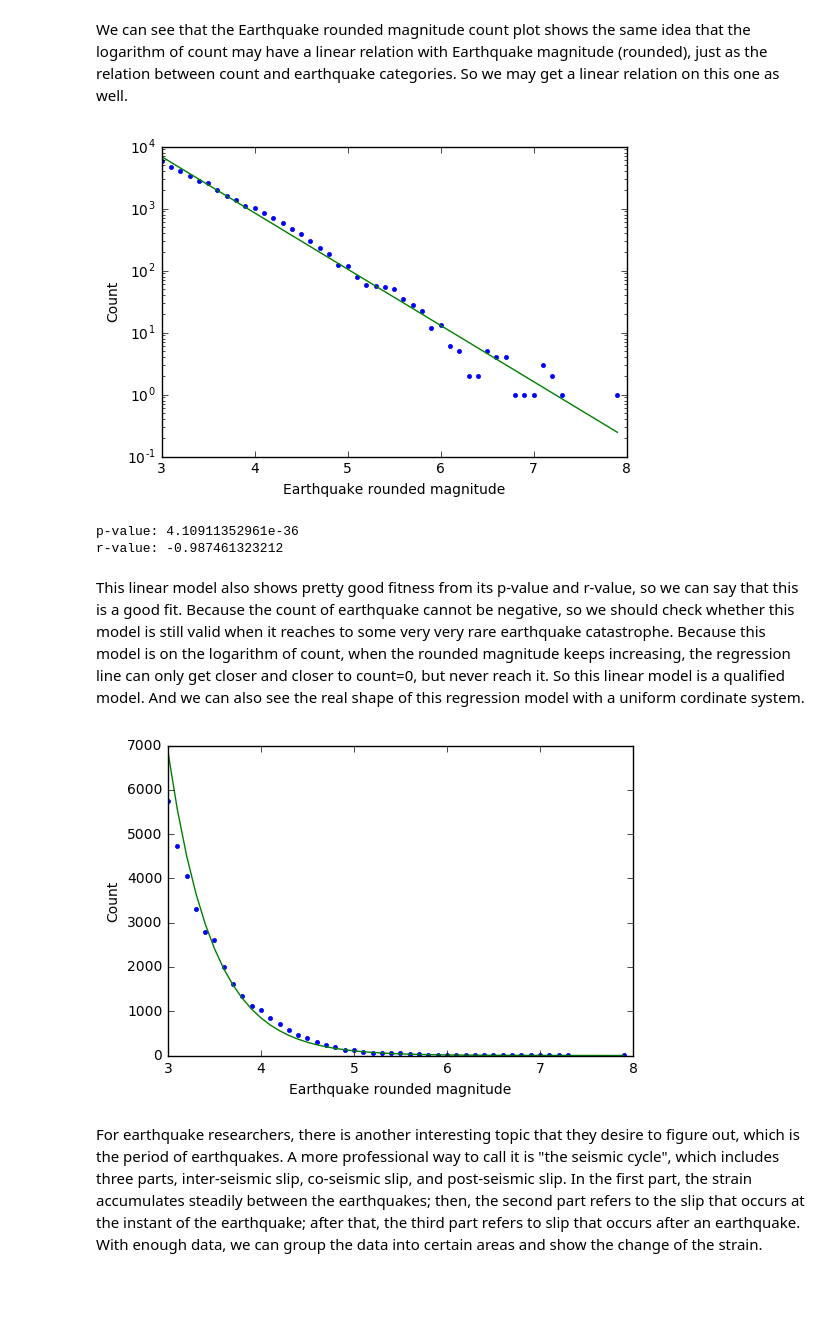
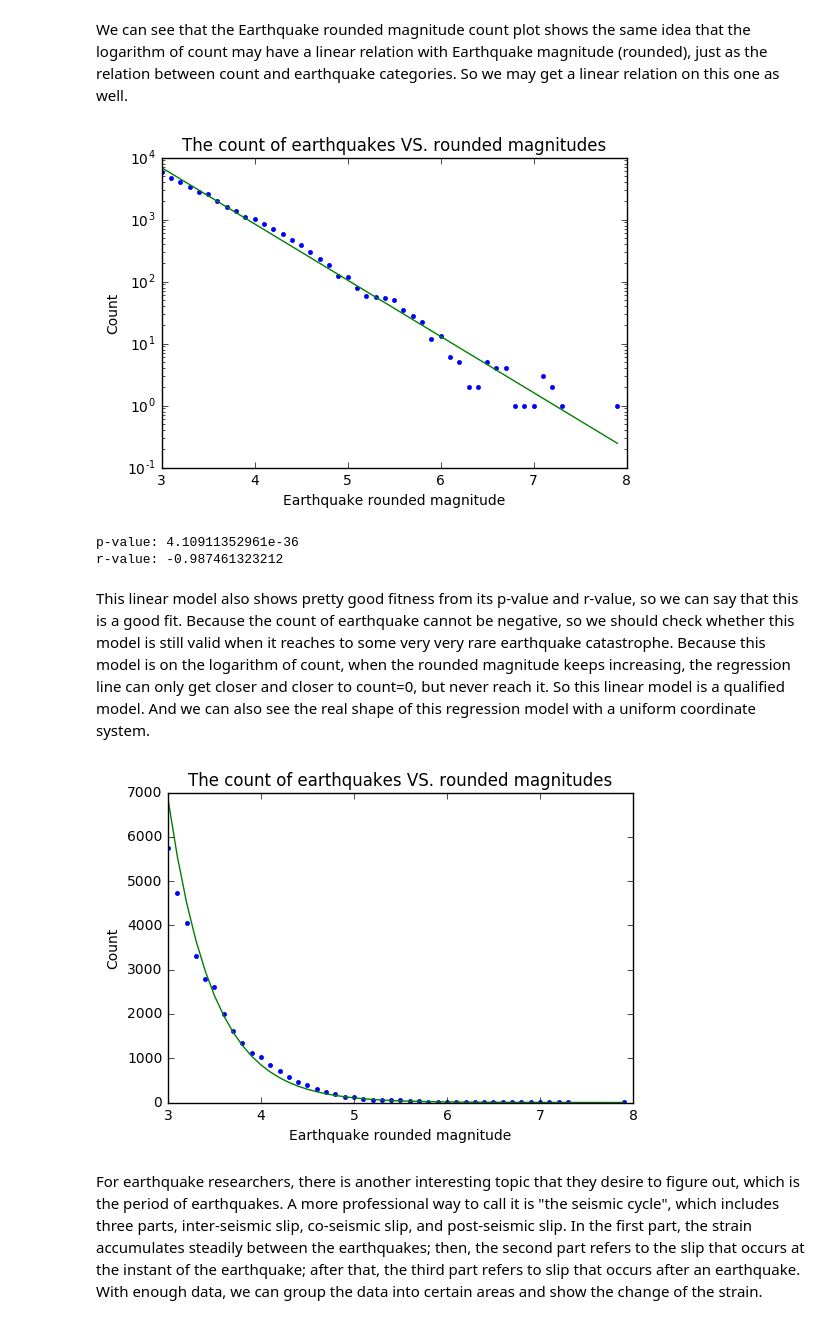
Before and after one commit to UrYuWang/UrYuWang.github.io, a Jupyter notebook: Earthquakes in US.ipynb, the cells around one changed output. Saved outputs shown, nothing was run; the diff lists cells and outputs as text; code cells hidden in the pictures; blank space fills up the shorter version.

```diff
--- a/Earthquakes in US.ipynb
+++ b/Earthquakes in US.ipynb
@@ -202,29 +302,33 @@ plt.show()
 # %% [markdown]
 We can see that the Earthquake rounded magnitude count plot shows the same idea that the logarithm of count may have a linear relation with Earthquake magnitude (rounded), just as the relation between count and earthquake categories. So we may get a linear relation on this one as well.
 # %%
+#do the linear regression again
 slope, intercept, r_value, p_value, std_err = stats.linregress(roundcount['roundmag'], roundcount['count'].apply(np.log10))
+plt.title('The count of earthquakes VS. rounded magnitudes')
 plt.plot(roundcount['roundmag'],roundcount['count'],'.')
 plt.plot(roundcount['roundmag'],np.power(10,slope*roundcount['roundmag']+intercept),'-')
 plt.xlabel('Earthquake rounded magnitude')
 plt.ylabel('Count')
 plt.yscale('log')
 plt.show()
 print('p-value: '+str(p_value))
 print('r-value: '+str(r_value))
 # %% [output]
-[figure, old version]
+[figure, new version]
 p-value: 4.10911352961e-36
 r-value: -0.987461323212
 # %% [markdown]
-This linear model also shows pretty good fitness from its p-value and r-value, so we can say that this is a good fit. Because the count of earthquake cannot be negative, so we should check whether this model is still valid when it reaches to some very very rare earthquake catastrophe. Because this model is on the logarithm of count, when the rounded magnitude keeps increasing, the regression line can only get closer and closer to count=0, but never reach it. So this linear model is a qualified model. And we can also see the real shape of this regression model with a uniform cordinate system.
+This linear model also shows pretty good fitness from its p-value and r-value, so we can say that this is a good fit. Because the count of earthquake cannot be negative, so we should check whether this model is still valid when it reaches to some very very rare earthquake catastrophe. Because this model is on the logarithm of count, when the rounded magnitude keeps increasing, the regression line can only get closer and closer to count=0, but never reach it. So this linear model is a qualified model. And we can also see the real shape of this regression model with a uniform coordinate system.
 # %%
+#plot the real shape of the regression line in normal coordinate system
+plt.title('The count of earthquakes VS. rounded magnitudes')
 plt.plot(roundcount['roundmag'],roundcount['count'],'.')
 plt.plot(roundcount['roundmag'],np.power(10,slope*roundcount['roundmag']+intercept),'-')
 plt.xlabel('Earthquake rounded magnitude')
 plt.ylabel('Count')
 plt.show()
 # %% [output]
-[figure, old version]
+[figure, new version]
 # %% [markdown]
 For earthquake researchers, there is another interesting topic that they desire to figure out, which is the period of earthquakes. A more professional way to call it is "the seismic cycle", which includes three parts, inter-seismic slip, co-seismic slip, and post-seismic slip. In the first part, the strain accumulates steadily between the earthquakes; then, the second part refers to the slip that occurs at the instant of the earthquake; after that, the third part refers to slip that occurs after an earthquake. With enough data, we can group the data into certain areas and show the change of the strain.
 # %%
```
Also changed, not shown: parts of 35 cells of this notebook, 1 other file.
